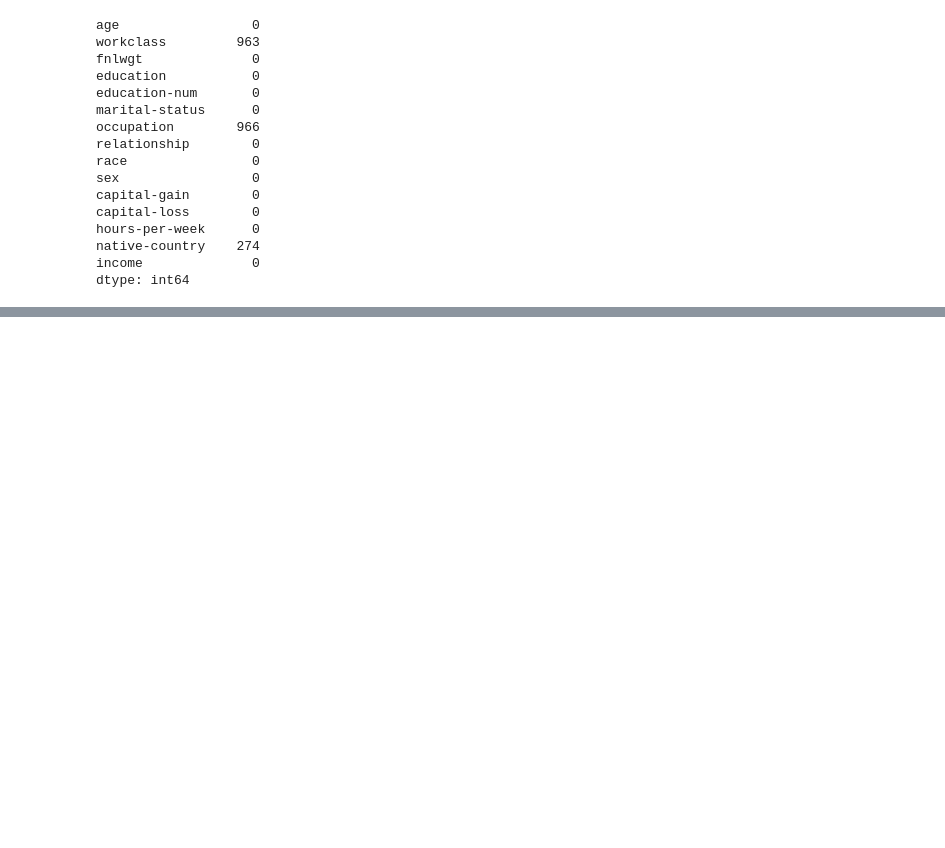
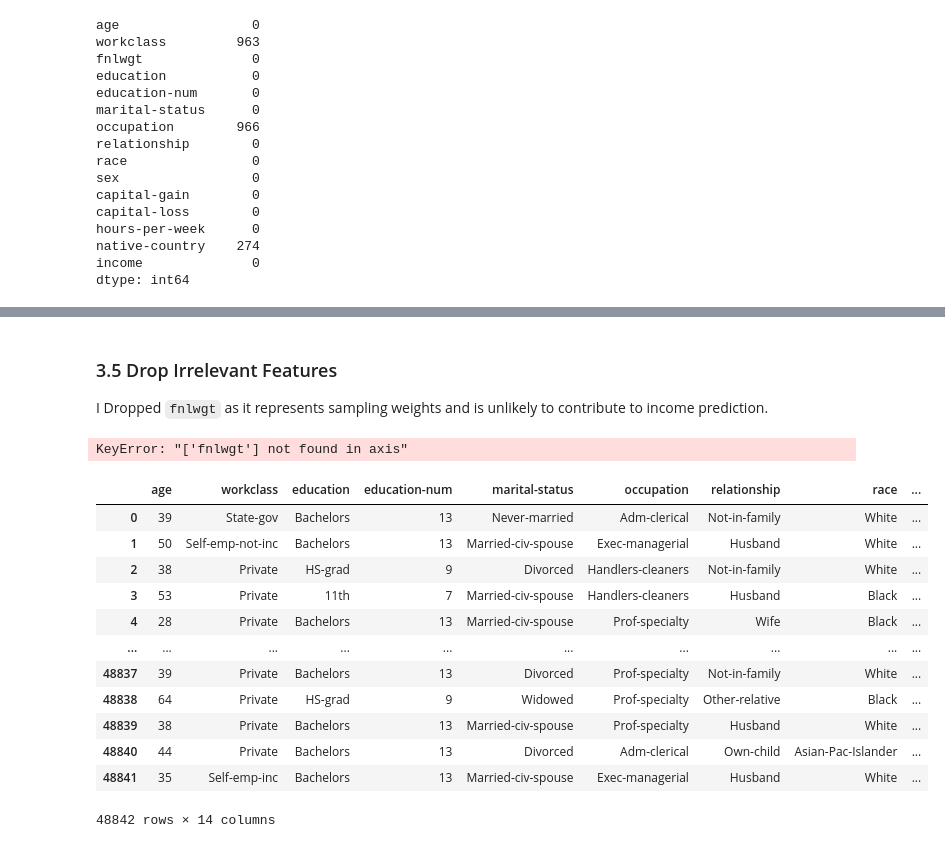
Before and after one commit to Devzane/CareerX-project, a Jupyter notebook: Untitled.ipynb, the cells around one changed output, grey strips where cells are left out. Cells and saved outputs as stored; diff of their text form; code cells hidden in the pictures; blank space fills up the shorter version.

Commit message:
Data collection and preparation

```diff
--- a/Untitled.ipynb
+++ b/Untitled.ipynb
@@ -166,0 +184,8 @@ dtype: int64
+# %%
+# Taking care of the missing data that appears as Nan
+missing_cols = ['workclass', 'occupation', 'native-country']
+for col in missing_cols:
+    mode_cols = income_data[col].mode()[0]
+    income_data[col] = income_data[col].fillna(mode_cols)
+
+income_data.isna().sum()
@@ -166,0 +209,25 @@ dtype: int64
+# %% [markdown]
+### 3.5 Drop Irrelevant Features
+I Dropped `fnlwgt` as it represents sampling weights and is unlikely to contribute to income prediction.
+# %%
+# Dropping the fnlwgt columns
+income_data = income_data.drop(columns = ['fnlwgt'], axis = 1)
+# %% [output]
+KeyError: "['fnlwgt'] not found in axis"
+# %%
+# viewing the dataframe after dropping the fnlwgt column to confirn
+income_data
+# %% [output]
+|  | age | workclass | education | education-num | marital-status | occupation | relationship | race | ... |
+| 0 | 39 | State-gov | Bachelors | 13 | Never-married | Adm-clerical | Not-in-family | White | ... |
+| 1 | 50 | Self-emp-not-inc | Bachelors | 13 | Married-civ-spouse | Exec-managerial | Husband | White | ... |
+| 2 | 38 | Private | HS-grad | 9 | Divorced | Handlers-cleaners | Not-in-family | White | ... |
+| 3 | 53 | Private | 11th | 7 | Married-civ-spouse | Handlers-cleaners | Husband | Black | ... |
+| 4 | 28 | Private | Bachelors | 13 | Married-civ-spouse | Prof-specialty | Wife | Black | ... |
+| ... | ... | ... | ... | ... | ... | ... | ... | ... | ... |
+| 48837 | 39 | Private | Bachelors | 13 | Divorced | Prof-specialty | Not-in-family | White | ... |
+| 48838 | 64 | Private | HS-grad | 9 | Widowed | Prof-specialty | Other-relative | Black | ... |
+| 48839 | 38 | Private | Bachelors | 13 | Married-civ-spouse | Prof-specialty | Husband | White | ... |
+| 48840 | 44 | Private | Bachelors | 13 | Divorced | Adm-clerical | Own-child | Asian-Pac-Islander | ... |
+| 48841 | 35 | Self-emp-inc | Bachelors | 13 | Married-civ-spouse | Exec-managerial | Husband | White | ... |
+48842 rows × 14 columns
```
Also changed, not shown: parts of 10 cells of this notebook.
